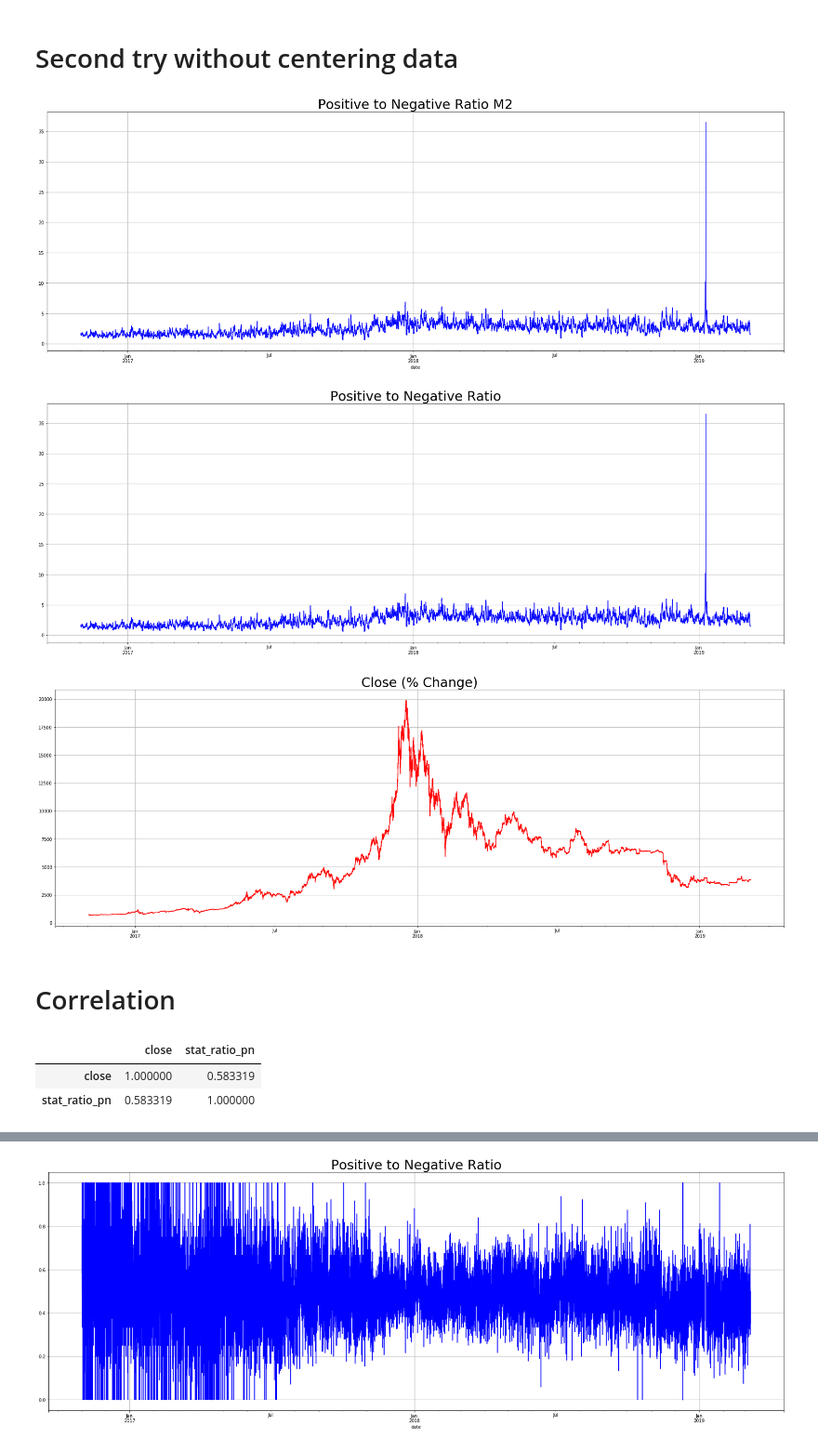
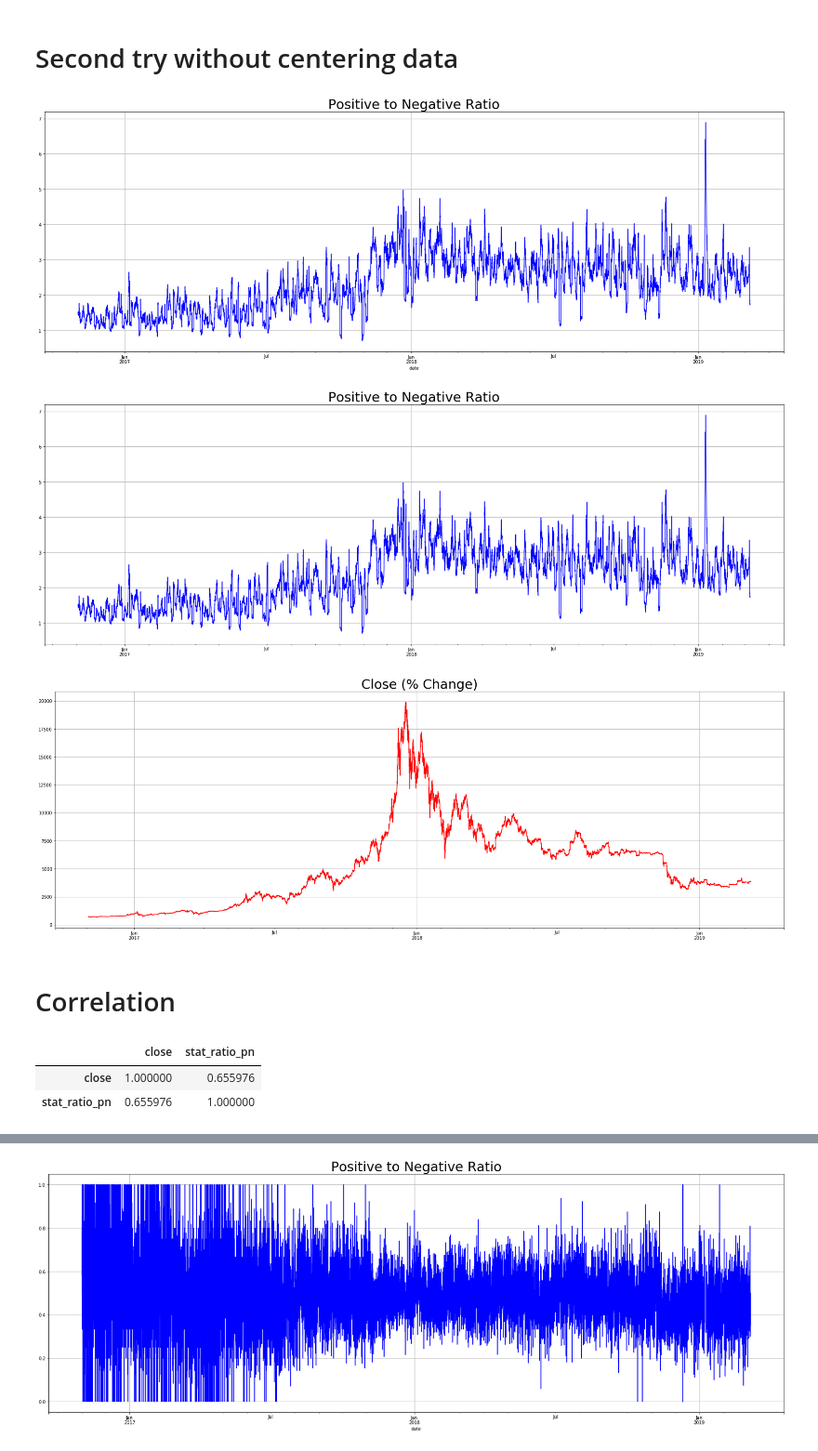
Before and after one commit to hoang777/augmento_challenge, a Jupyter notebook: augmento_ex2.ipynb, the cells around one changed output, grey strips where cells are left out. Shown at 93% size. Cells and saved outputs as stored; diff of their text form; code cells hidden in the pictures.

```diff
--- a/augmento_ex2.ipynb
+++ b/augmento_ex2.ipynb
@@ -84,18 +84,18 @@ plt.show()
 # %% [markdown]
 # Second try without centering data
 # %%
-win=24
+win=48
 mean = pd.Series(sentiment["ratio_pn"]).rolling(window=win).apply(lambda x : np.mean(x))
 std = pd.Series(sentiment["ratio_pn"]).rolling(window=win).apply(lambda x : np.std(x))
-m2 =  (mean)/std
+m2 =  mean/std
 m2 = m2.rename("stat_ratio_pn")
 plt.figure(figsize=(30,10))
-plt.title('Positive to Negative Ratio M2', fontsize=30)
+plt.title('Positive to Negative Ratio', fontsize=30)
 ax1 = m2.plot(color='blue', grid=True)
 
 plt.show()
 # %% [output]
-[figure, old version]
+[figure, new version]
 # %%
 rc = pd.merge(pd.DataFrame((data.close)), pd.DataFrame(m2), left_index=True, right_index=True).dropna()
 # %%
@@ -110,7 +110,7 @@ ax1 = (rc.close).plot(color='red', grid=True)
 
 plt.show()
 # %% [output]
-[figure, old version]
+[figure, new version]
 [figure]
 # %% [markdown]
 # Correlation
@@ -118,8 +118,8 @@ plt.show()
 rc.corr()
 # %% [output]
 |  | close | stat_ratio_pn |
-| close | 1.000000 | 0.583319 |
-| stat_ratio_pn | 0.583319 | 1.000000 |
+| close | 1.000000 | 0.655976 |
+| stat_ratio_pn | 0.655976 | 1.000000 |
 # %%
 plt.figure(figsize=(30,10))
 plt.title('Scatterplot', fontsize=30)
```
Also changed, not shown: parts of 13 cells of this notebook, 1 other file.
